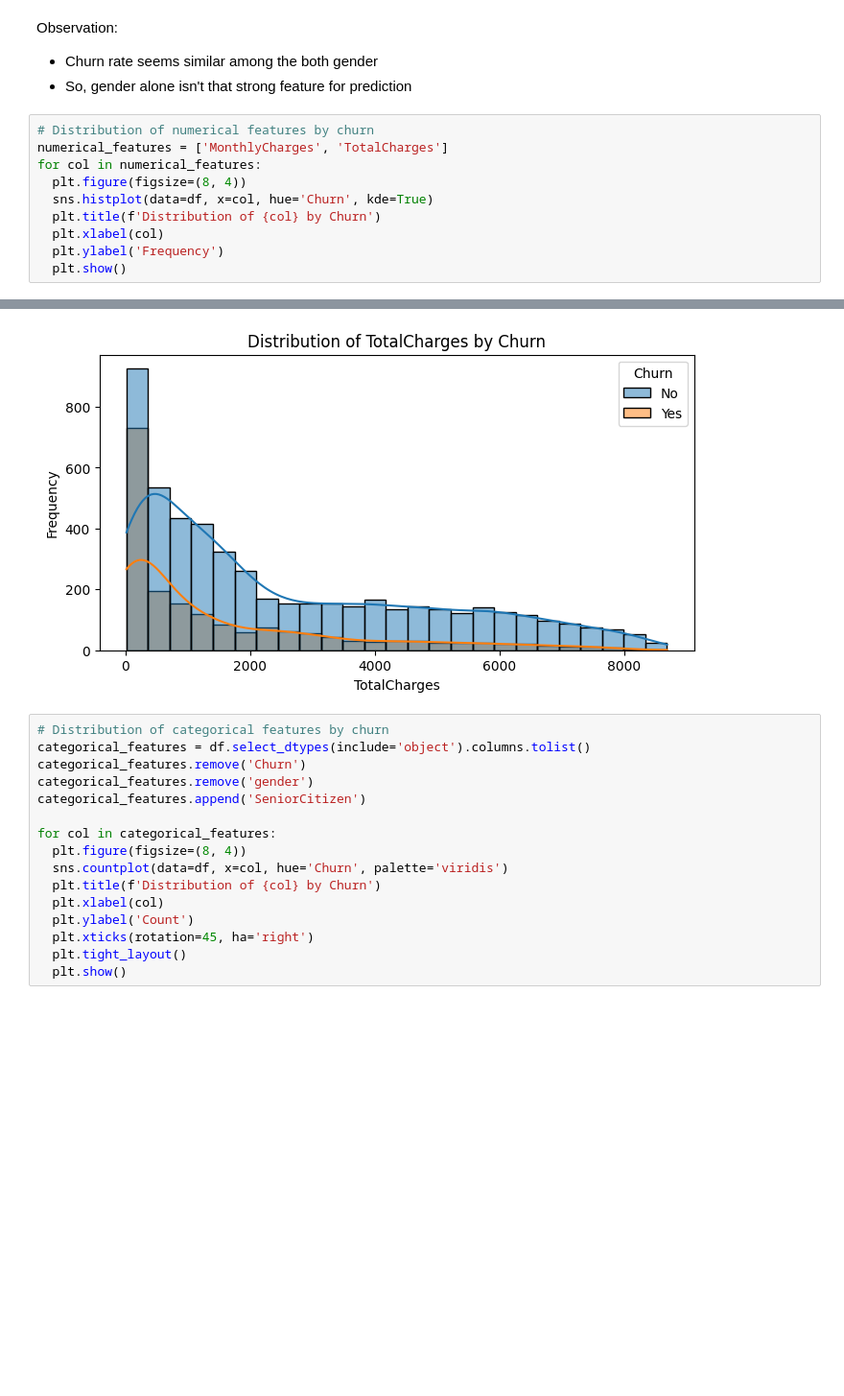
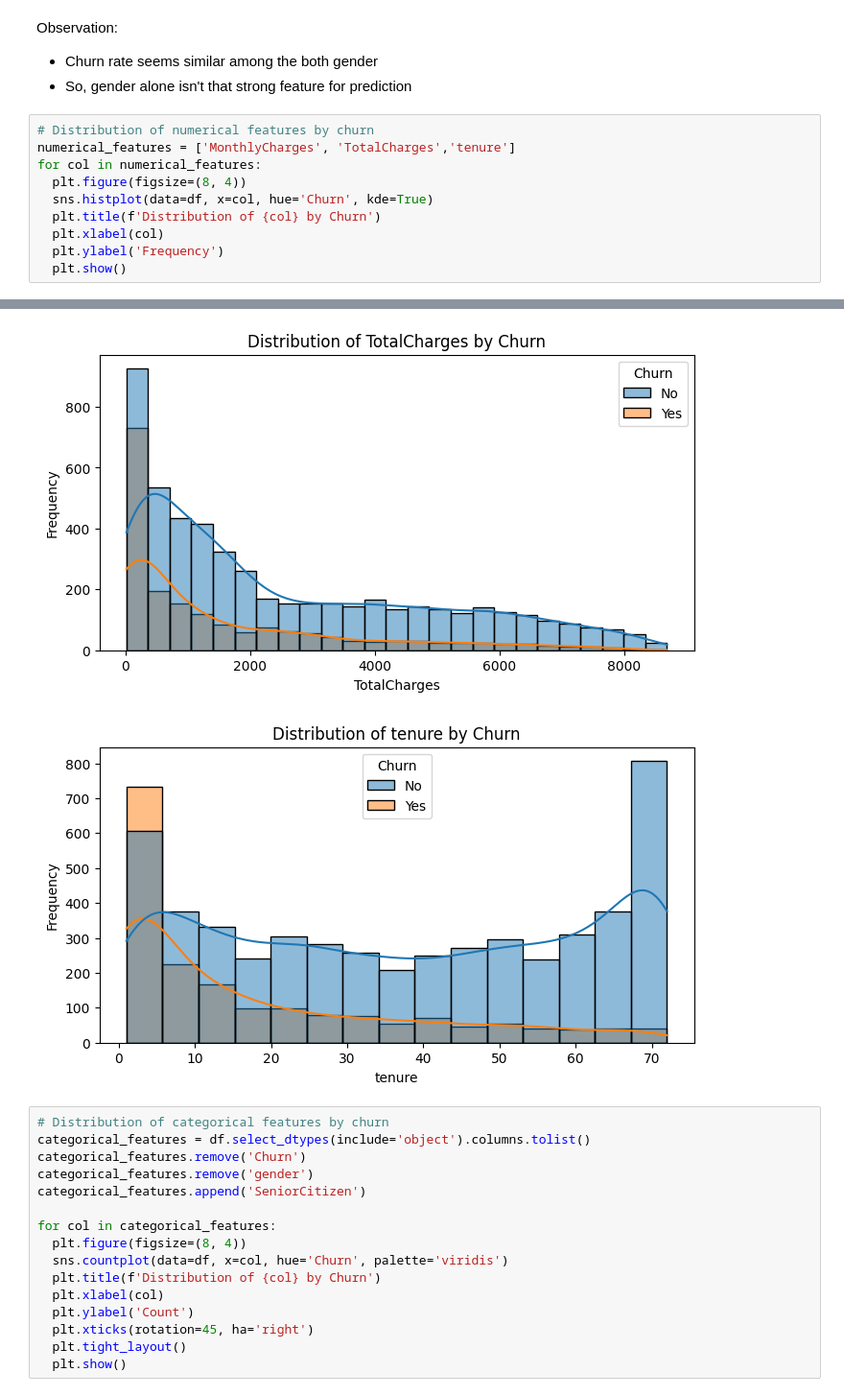
Before and after one commit to Rojin-Dhami/Customer_churn_prediction_model, a Jupyter notebook: Churn_predictor.ipynb, the cells around one changed output, grey strips where cells are left out. Shown: that part at 96% size. Cells and saved outputs as stored; diff of their text form; blank space fills up the shorter version.

```diff
--- a/Churn_predictor.ipynb
+++ b/Churn_predictor.ipynb
@@ -151,17 +151,18 @@ Observation:
 - So, gender alone isn't that strong feature for prediction
 # %%
 # Distribution of numerical features by churn
-numerical_features = ['MonthlyCharges', 'TotalCharges']
+numerical_features = ['MonthlyCharges', 'TotalCharges','tenure']
 for col in numerical_features:
   plt.figure(figsize=(8, 4))
   sns.histplot(data=df, x=col, hue='Churn', kde=True)
   plt.title(f'Distribution of {col} by Churn')
   plt.xlabel(col)
   plt.ylabel('Frequency')
   plt.show()
 # %% [output]
 [figure]
 [figure]
+[figure, added]
 # %%
 # Distribution of categorical features by churn
 categorical_features = df.select_dtypes(include='object').columns.tolist()
```
Also changed, not shown: parts of 2 cells of this notebook.
